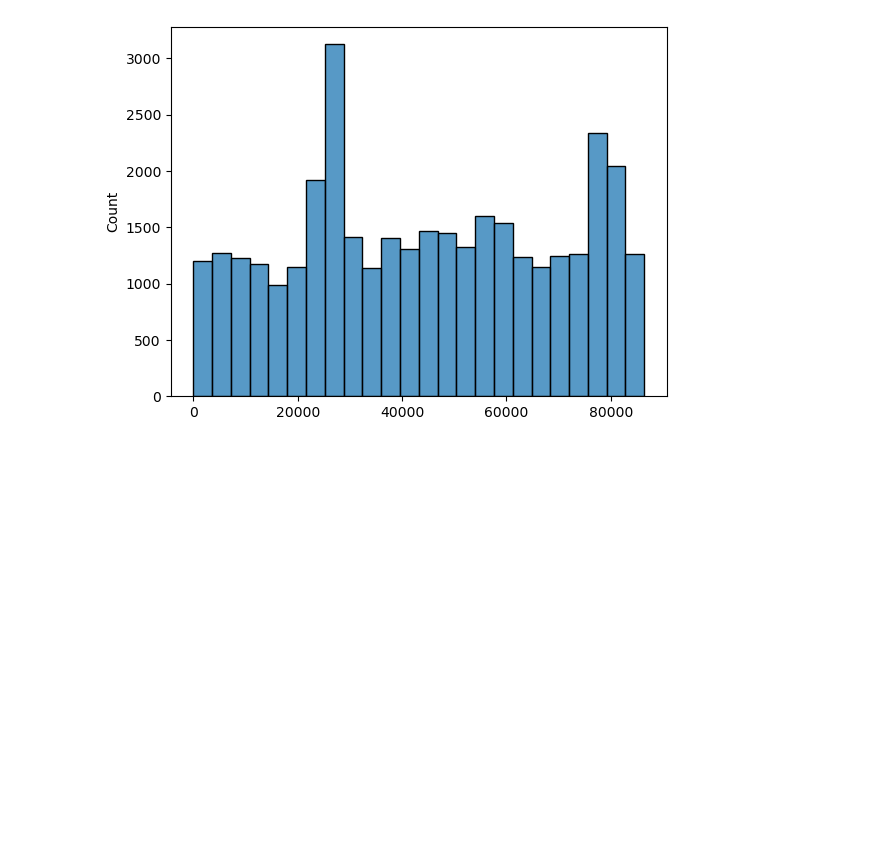
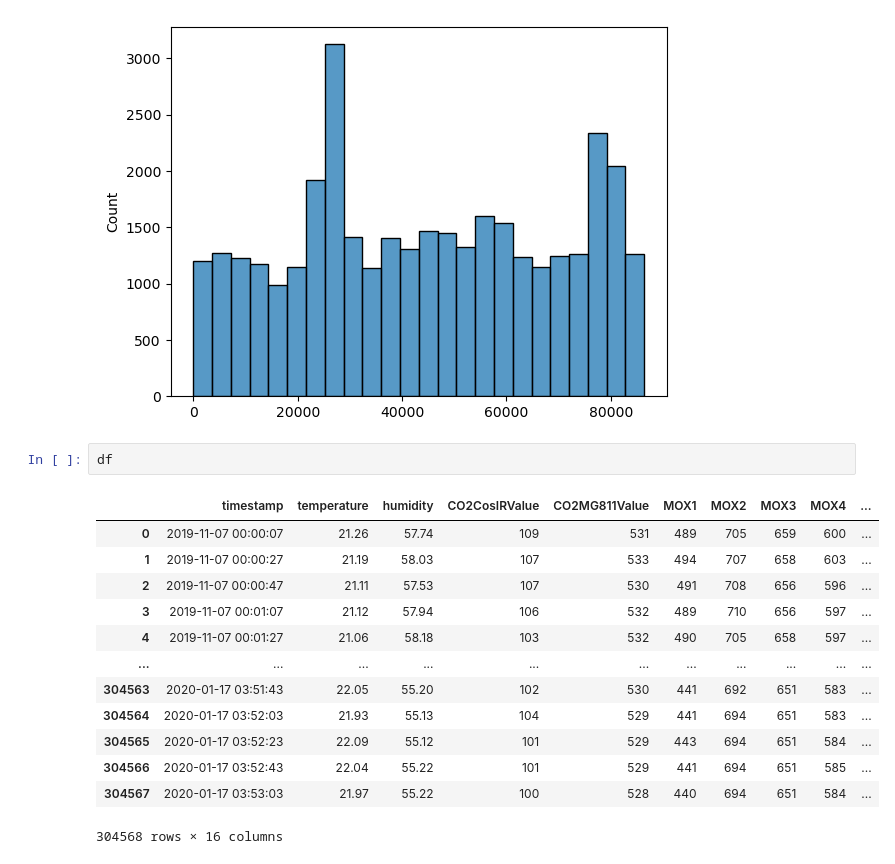
Before and after one commit to LorenzoCiarpa/hackathon-aindo-2024, a Jupyter notebook: grafici.ipynb, the cells around one changed output. Saved outputs shown, nothing was run; the diff lists cells and outputs as text; blank space fills up the shorter version.

```diff
--- a/grafici.ipynb
+++ b/grafici.ipynb
@@ -170,3 +260,19 @@ seaborn.histplot(data.values, bins = 24)
 # %% [output]
 <Axes: ylabel='Count'>
 [figure]
+# %%
+df
+# %% [output]
+|  | timestamp | temperature | humidity | CO2CosIRValue | CO2MG811Value | MOX1 | MOX2 | MOX3 | MOX4 | ... |
+| 0 | 2019-11-07 00:00:07 | 21.26 | 57.74 | 109 | 531 | 489 | 705 | 659 | 600 | ... |
+| 1 | 2019-11-07 00:00:27 | 21.19 | 58.03 | 107 | 533 | 494 | 707 | 658 | 603 | ... |
+| 2 | 2019-11-07 00:00:47 | 21.11 | 57.53 | 107 | 530 | 491 | 708 | 656 | 596 | ... |
+| 3 | 2019-11-07 00:01:07 | 21.12 | 57.94 | 106 | 532 | 489 | 710 | 656 | 597 | ... |
+| 4 | 2019-11-07 00:01:27 | 21.06 | 58.18 | 103 | 532 | 490 | 705 | 658 | 597 | ... |
+| ... | ... | ... | ... | ... | ... | ... | ... | ... | ... | ... |
+| 304563 | 2020-01-17 03:51:43 | 22.05 | 55.20 | 102 | 530 | 441 | 692 | 651 | 583 | ... |
+| 304564 | 2020-01-17 03:52:03 | 21.93 | 55.13 | 104 | 529 | 441 | 694 | 651 | 583 | ... |
+| 304565 | 2020-01-17 03:52:23 | 22.09 | 55.12 | 101 | 529 | 443 | 694 | 651 | 584 | ... |
+| 304566 | 2020-01-17 03:52:43 | 22.04 | 55.22 | 101 | 529 | 441 | 694 | 651 | 585 | ... |
+| 304567 | 2020-01-17 03:53:03 | 21.97 | 55.22 | 100 | 528 | 440 | 694 | 651 | 584 | ... |
+304568 rows × 16 columns
```
Also changed, not shown: parts of 18 cells of this notebook.
